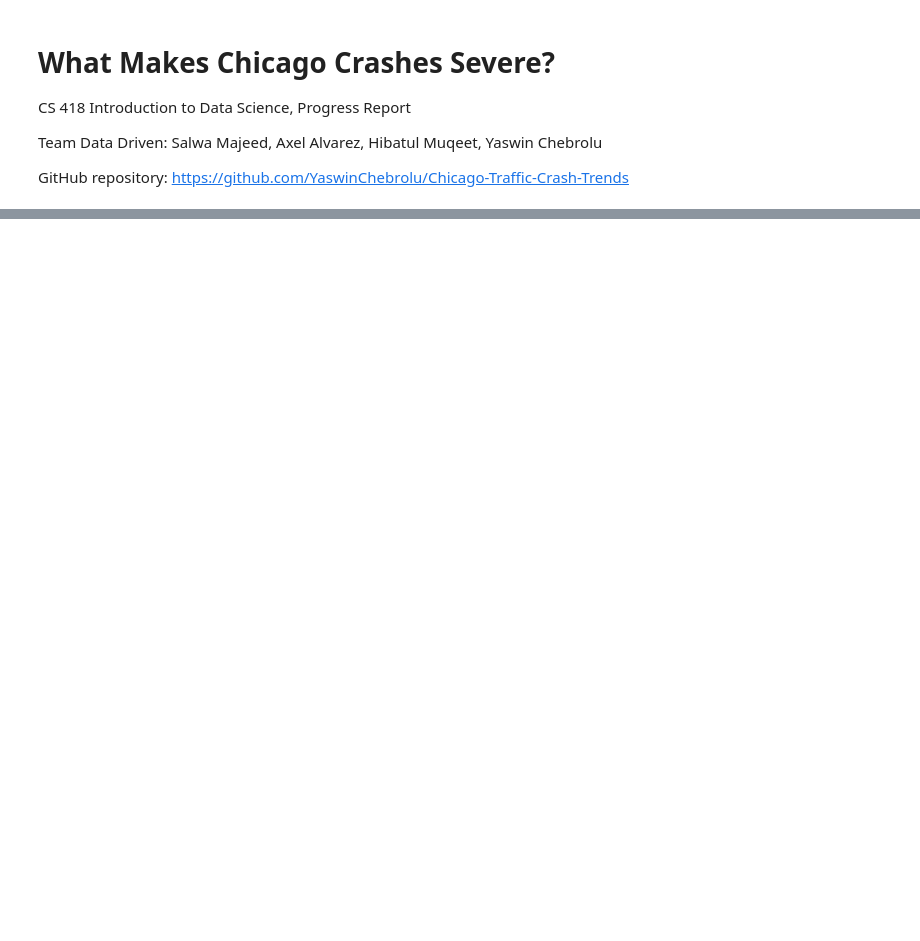
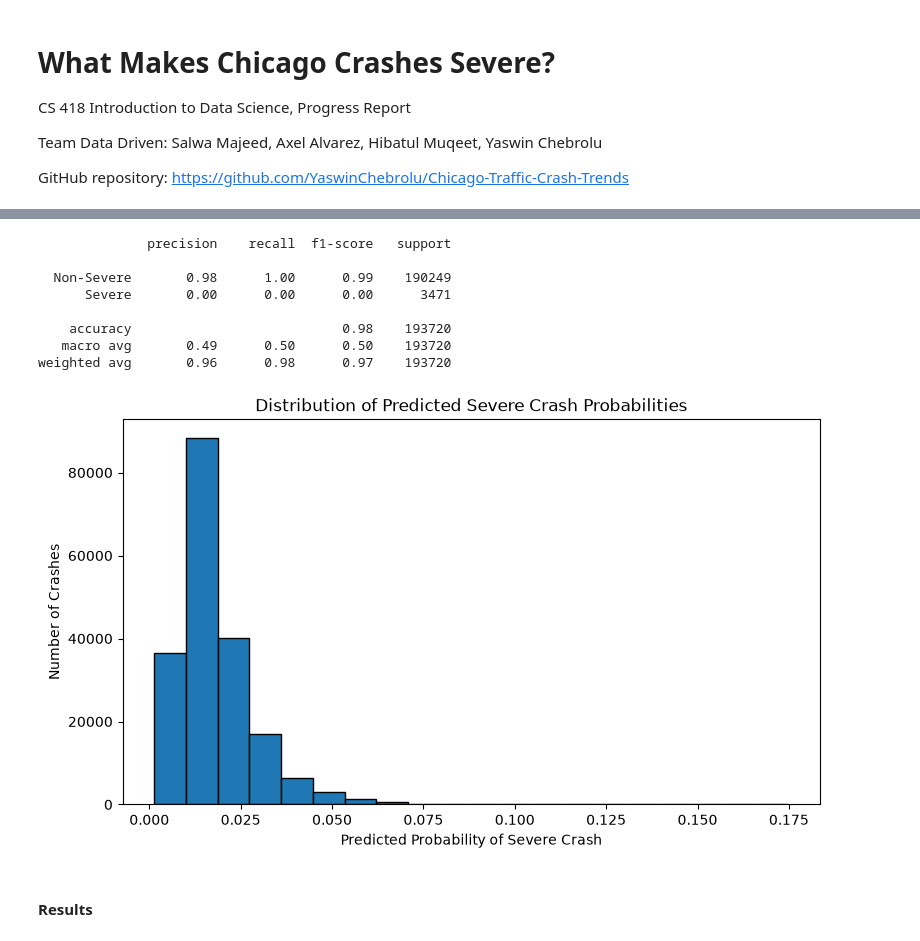
Before and after one commit to YaswinChebrolu/Chicago-Traffic-Crash-Trends, a Jupyter notebook: notebooks/progress_report.ipynb, the cells around one changed output, grey strips where cells are left out. Drawn from its saved outputs; the diff is of its cells as text; code cells hidden in the pictures; blank space fills up the shorter version.

```diff
--- a/notebooks/progress_report.ipynb
+++ b/notebooks/progress_report.ipynb
@@ -250,0 +413,32 @@ Concrete plans and goals for the next month. Include who owns each item and a ta
+# %%
+print(classification_report(
+    y_test,
+    y_pred,
+    target_names=["Non-Severe", "Severe"],
+    zero_division=0
+))
+plt.figure(figsize=(9, 5))
+
+plt.hist(
+    severe_probabilities,
+    bins=20,
+    edgecolor="black"
+)
+
+plt.xlabel("Predicted Probability of Severe Crash")
+plt.ylabel("Number of Crashes")
+plt.title("Distribution of Predicted Severe Crash Probabilities")
+
+plt.show()
+# %% [output]
+              precision    recall  f1-score   support
+
+  Non-Severe       0.98      1.00      0.99    190249
+      Severe       0.00      0.00      0.00      3471
+
+    accuracy                           0.98    193720
+   macro avg       0.49      0.50      0.50    193720
+weighted avg       0.96      0.98      0.97    193720
+[figure, added]
+# %% [markdown]
+#### Results
```
Also changed, not shown: parts of 39 cells of this notebook.
